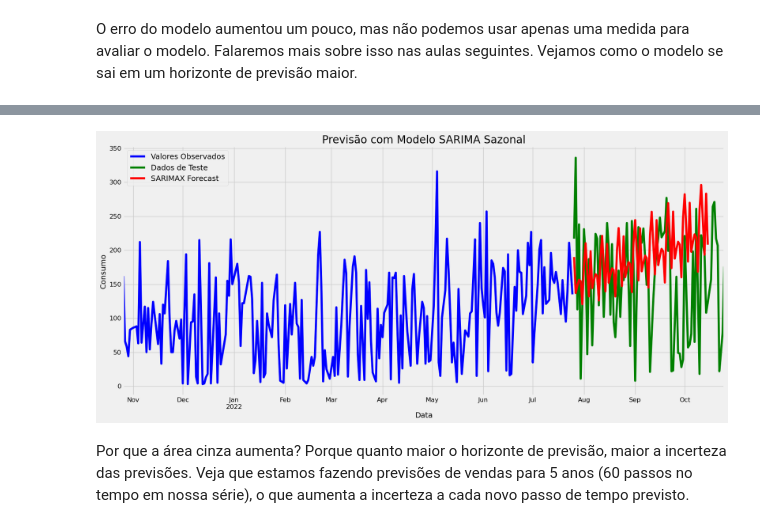
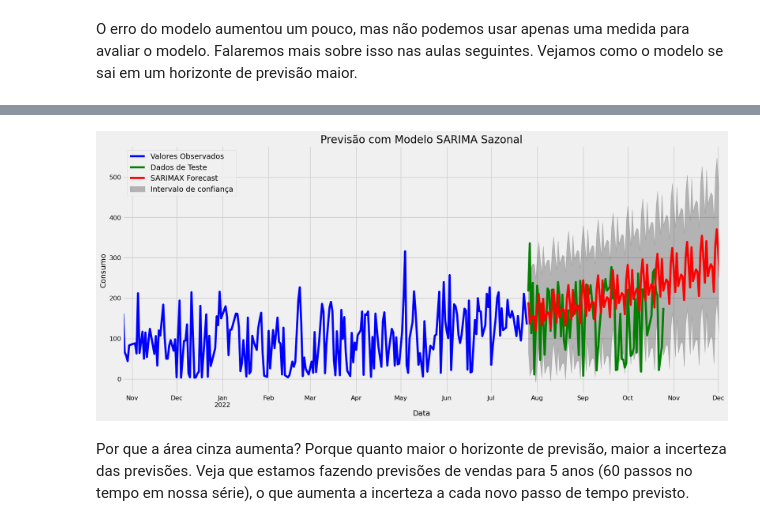
Before and after one commit to gutpassos/PipaFinder, a Jupyter notebook: PipaMainframe/Modelo_18_PipaMainframe.ipynb, the cells around one changed output, grey strips where cells are left out. Saved outputs shown, nothing was run; the diff lists cells and outputs as text; code cells hidden in the pictures.

```diff
--- a/PipaMainframe/Modelo_18_PipaMainframe.ipynb
+++ b/PipaMainframe/Modelo_18_PipaMainframe.ipynb
@@ -420,4 +436,4 @@ MAPE das previsões é 6.3743
 O erro do modelo aumentou um pouco, mas não podemos usar apenas uma medida para avaliar o modelo. Falaremos mais sobre isso nas aulas seguintes. Vejamos como o modelo se sai em um horizonte de previsão maior.
 # %%
 # Forecast (previsão) de 60 passos no tempo
-horizonte_60_predict_2 = modelo_sarima_v2_fit.get_forecast(steps = 82)
+horizonte_60_predict_2 = modelo_sarima_v2_fit.get_forecast(steps = 130)
@@ -428,28 +475,28 @@ horizonte_60_predict_2_conf_2 = horizonte_60_predict_2.conf_int()
 # %%
 # Plot dos valores observados
 
 rcParams['figure.figsize'] = 18, 8
 
 ax = treino.plot(label = 'Valores Observados', color = 'blue')
 
 t = teste.plot(label = 'Dados de Teste', color = 'green')
 
 # Plot dos valores previstos
 horizonte_60_predict_2.predicted_mean.plot(ax = ax, label = 'SARIMAX Forecast', color = 'red')
 
 # Plot do intervalo de confiança
-#ax.fill_between(horizonte_60_predict_2_conf_2.index,
-#                horizonte_60_predict_2_conf_2.iloc[:, 0],
-#                horizonte_60_predict_2_conf_2.iloc[:, 1], color = 'k', alpha = .25)
+ax.fill_between(horizonte_60_predict_2_conf_2.index,
+                horizonte_60_predict_2_conf_2.iloc[:, 0],
+                horizonte_60_predict_2_conf_2.iloc[:, 1], label = 'Intervalo de confiança', color = 'k', alpha = .25)
 
 # Plot
 plt.title('Previsão com Modelo SARIMA Sazonal')
 ax.set_xlabel('Data')
 ax.set_ylabel('Consumo')
 plt.legend(loc = 'upper left')
 plt.show()
 # %% [output]
-[figure, old version]
+[figure, new version]
 # %% [markdown]
 Por que a área cinza aumenta? Porque quanto maior o horizonte de previsão, maior a incerteza das previsões. Veja que estamos fazendo previsões de vendas para 5 anos (60 passos no tempo em nossa série), o que aumenta a incerteza a cada novo passo de tempo previsto.
 # %%
```
Also changed, not shown: parts of 4 cells of this notebook, 2 other files.
